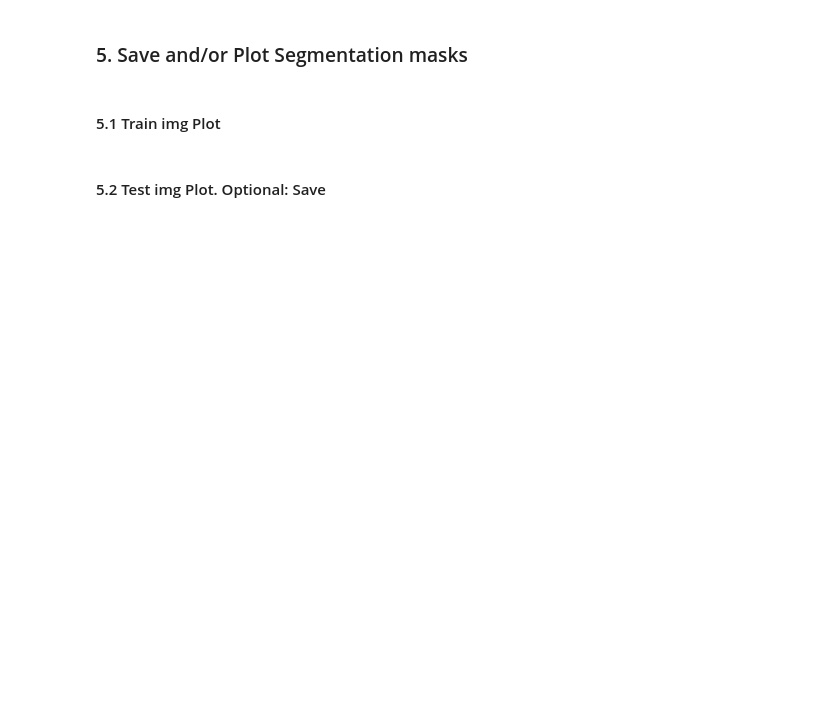
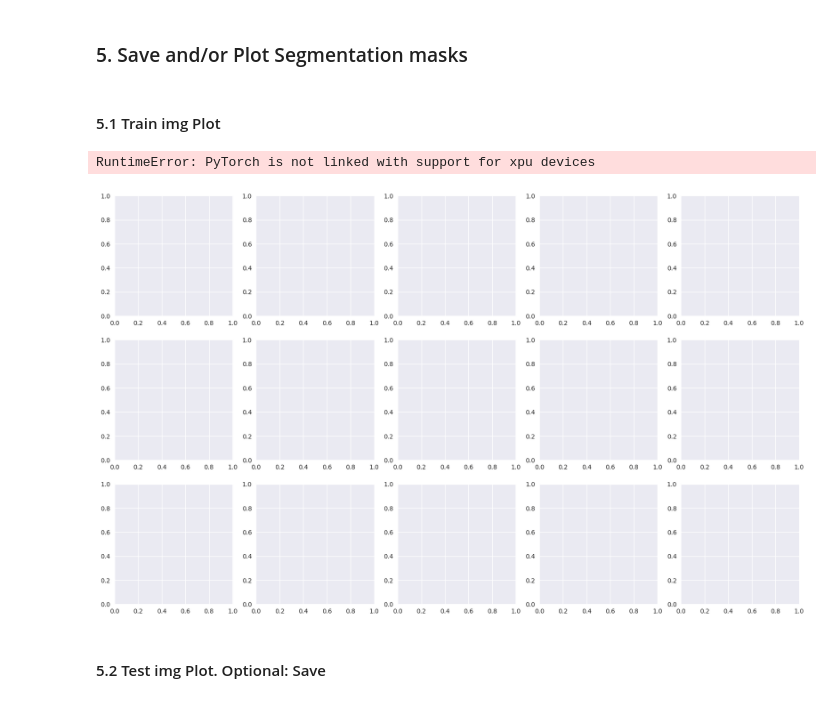
Before and after one commit to yuriachermann/TD-NN, a Jupyter notebook: segmentation.ipynb, the cells around one changed output. Saved outputs shown, nothing was run; the diff lists cells and outputs as text; code cells hidden in the pictures; blank space fills up the shorter version.

```diff
--- a/segmentation.ipynb
+++ b/segmentation.ipynb
@@ -75,6 +75,8 @@ lr = 5e-3
 optimizer = torch.optim.Adam(unet.parameters(), lr)
 dice_loss = Dice_Segmentation_Loss()
 label_counts = 2
+
+unet, optimizer = ipex.optimize(unet, optimizer=optimizer)
 
 segmentation_trainer = Trainer(
     model=unet,
@@ -91,7 +93,7 @@ segmentation_trainer = Trainer(
 # %% [markdown]
 ### Alternative: Load prior trained model
 # %%
-saved_model_path = "./saved_model/epoch_49.pth"
+saved_model_path = "./models/epoch_49.pth"
 segmentation_trainer.load_model(saved_model_path)
 # %%
 # segmentation_trainer.train_model()
@@ -118,36 +123,39 @@ _, ax = plt.subplots(len(train_dataset), 5, figsize=(20,12))
 
 for i, (img, gt_segmentation) in enumerate(train_dataset):
 
-    img = img.unsqueeze(0).to(device)
+    img = img.unsqueeze(0).to("xpu")
 
     preds = segmentation_trainer.model(img)
     # prediction to one hot encoding
     one_hot = torch.sigmoid(preds)
     one_hot[one_hot >= 0.5] = 1
     one_hot[one_hot < 0.5] = 0
 
     one_hot = one_hot.squeeze(0).detach().cpu().numpy().transpose(1, 2, 0)
     img = img.squeeze().cpu().numpy().transpose(1, 2, 0)
     gt_segmentation = gt_segmentation.numpy().transpose(1, 2, 0)
 
     vb_img = plot_utils.segment_mask_as_overlay(img, one_hot, color="red")
     vb_gt = plot_utils.segment_mask_as_overlay(img, gt_segmentation, color="blue")
 
     ax[i][0].grid(False)
     ax[i][0].set_title("Original Image")
     ax[i][1].grid(False)
     ax[i][1].set_title("GT Segmentation Mask")
     ax[i][2].grid(False)
     ax[i][2].set_title("GT Segmentation Overlay")
     ax[i][3].grid(False)
     ax[i][3].set_title("Predicted Segmentation Mask")
     ax[i][4].grid(False)
     ax[i][4].set_title("Predicted Segmentation Overlay")
     ax[i][0].imshow(img)
     ax[i][1].imshow(gt_segmentation)
     ax[i][2].imshow(vb_gt)
     ax[i][3].imshow(one_hot)
     ax[i][4].imshow(vb_img)
+# %% [output]
+RuntimeError: PyTorch is not linked with support for xpu devices
+[figure, added]
 # %% [markdown]
 #### 5.2 Test img Plot. Optional: Save
 # %%
```
Also changed, not shown: parts of 3 cells of this notebook, 5 other files.
